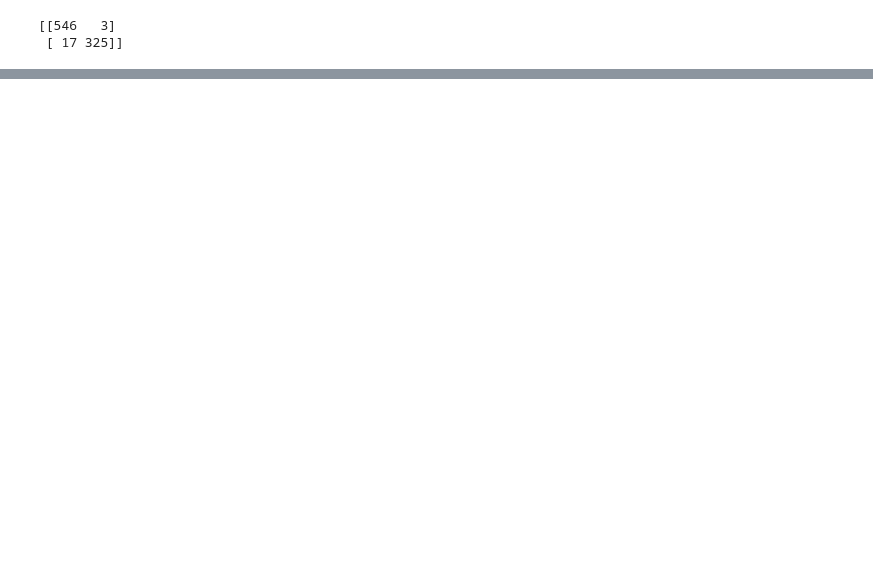
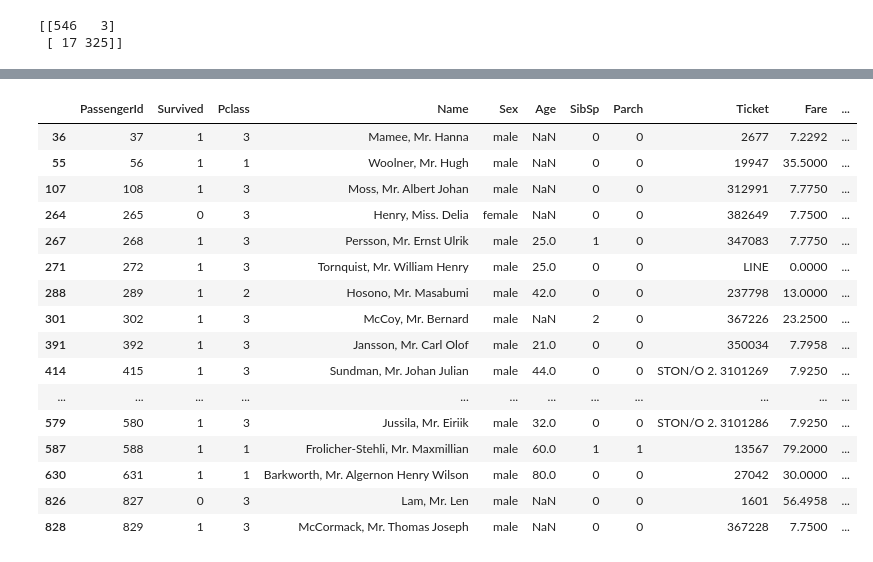
Before and after one commit to gibbona1/kaggle_titanic, a Jupyter notebook: eda.ipynb, the cells around one changed output, grey strips where cells are left out. Drawn from its saved outputs; the diff is of its cells as text; code cells hidden in the pictures; blank space fills up the shorter version.

```diff
--- a/eda.ipynb
+++ b/eda.ipynb
@@ -199,0 +264,20 @@ Logistic: ROC AUC=0.997
+# %%
+train_df.iloc[idx]
+# %% [output]
+|  | PassengerId | Survived | Pclass | Name | Sex | Age | SibSp | Parch | Ticket | Fare | ... |
+| 36 | 37 | 1 | 3 | Mamee, Mr. Hanna | male | NaN | 0 | 0 | 2677 | 7.2292 | ... |
+| 55 | 56 | 1 | 1 | Woolner, Mr. Hugh | male | NaN | 0 | 0 | 19947 | 35.5000 | ... |
+| 107 | 108 | 1 | 3 | Moss, Mr. Albert Johan | male | NaN | 0 | 0 | 312991 | 7.7750 | ... |
+| 264 | 265 | 0 | 3 | Henry, Miss. Delia | female | NaN | 0 | 0 | 382649 | 7.7500 | ... |
+| 267 | 268 | 1 | 3 | Persson, Mr. Ernst Ulrik | male | 25.0 | 1 | 0 | 347083 | 7.7750 | ... |
+| 271 | 272 | 1 | 3 | Tornquist, Mr. William Henry | male | 25.0 | 0 | 0 | LINE | 0.0000 | ... |
+| 288 | 289 | 1 | 2 | Hosono, Mr. Masabumi | male | 42.0 | 0 | 0 | 237798 | 13.0000 | ... |
+| 301 | 302 | 1 | 3 | McCoy, Mr. Bernard | male | NaN | 2 | 0 | 367226 | 23.2500 | ... |
+| 391 | 392 | 1 | 3 | Jansson, Mr. Carl Olof | male | 21.0 | 0 | 0 | 350034 | 7.7958 | ... |
+| 414 | 415 | 1 | 3 | Sundman, Mr. Johan Julian | male | 44.0 | 0 | 0 | STON/O 2. 3101269 | 7.9250 | ... |
+| ... | ... | ... | ... | ... | ... | ... | ... | ... | ... | ... | ... |
+| 579 | 580 | 1 | 3 | Jussila, Mr. Eiriik | male | 32.0 | 0 | 0 | STON/O 2. 3101286 | 7.9250 | ... |
+| 587 | 588 | 1 | 1 | Frolicher-Stehli, Mr. Maxmillian | male | 60.0 | 1 | 1 | 13567 | 79.2000 | ... |
+| 630 | 631 | 1 | 1 | Barkworth, Mr. Algernon Henry Wilson | male | 80.0 | 0 | 0 | 27042 | 30.0000 | ... |
+| 826 | 827 | 0 | 3 | Lam, Mr. Len | male | NaN | 0 | 0 | 1601 | 56.4958 | ... |
+| 828 | 829 | 1 | 3 | McCormack, Mr. Thomas Joseph | male | NaN | 0 | 0 | 367228 | 7.7500 | ... |
```
Also changed, not shown: parts of 14 cells of this notebook.
